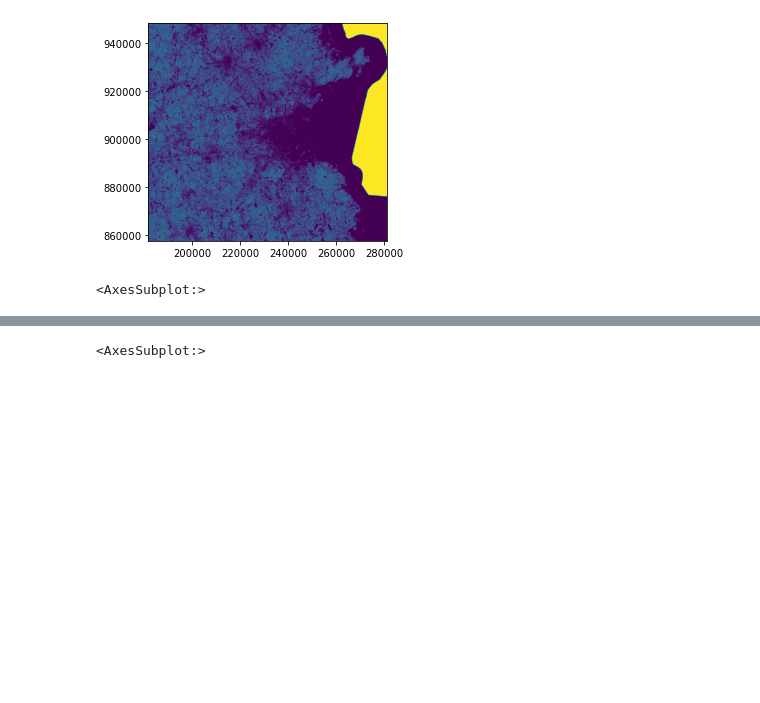
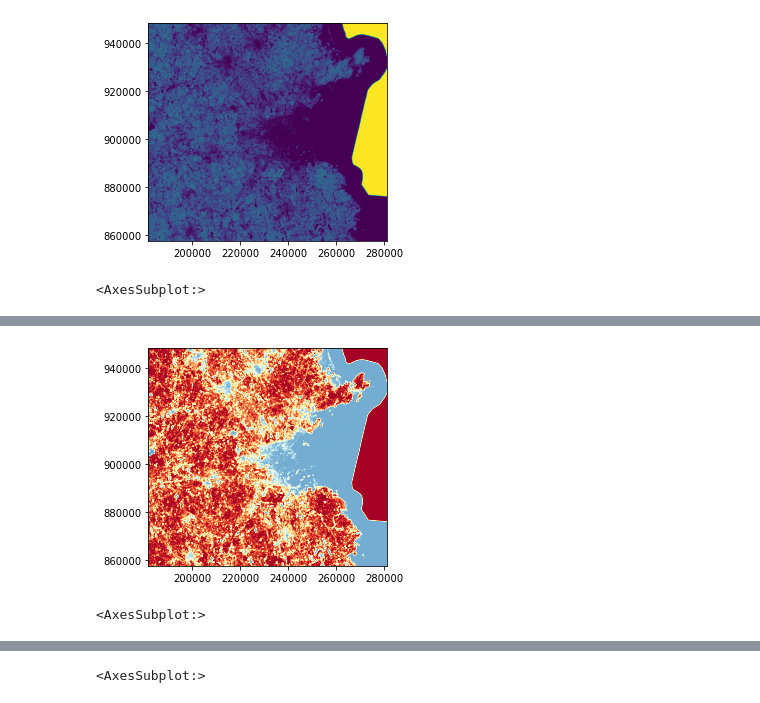
Before and after one commit to gingerleib/outdoor-recreation, a Jupyter notebook: Outdoor_Rec_Analysis.ipynb, the cells around one changed output, grey strips where cells are left out. Drawn from its saved outputs; the diff is of its cells as text; code cells hidden in the pictures; blank space fills up the shorter version.

```diff
--- a/Outdoor_Rec_Analysis.ipynb
+++ b/Outdoor_Rec_Analysis.ipynb
@@ -168,0 +190,9 @@ show(tree_canopy, transform=transform_tree)
+# %%
+#reclassify farmers market raster
+
+reclass_tree = np.empty(shape_tree)
+reclass_tree[tree_canopy < 10] = 1
+reclass_tree[(tree_canopy >= 10) & (tree_canopy < 20)] = 2
+reclass_tree[(tree_canopy >= 20) & (tree_canopy < 30)] = 3
+reclass_tree[(tree_canopy >= 30) & (tree_canopy < 50)] = 4
+reclass_tree[tree_canopy > 50] = 5
@@ -169,3 +209,8 @@ show(tree_canopy, transform=transform_tree)
+# %%
+show(reclass_tree, transform=transform_tree, cmap='RdYlBu_r')
+# %% [output]
+[figure, added]
+<AxesSubplot:>
 # %%
 #read in farmers markets points
 
```
Also changed, not shown: parts of 10 cells of this notebook.
